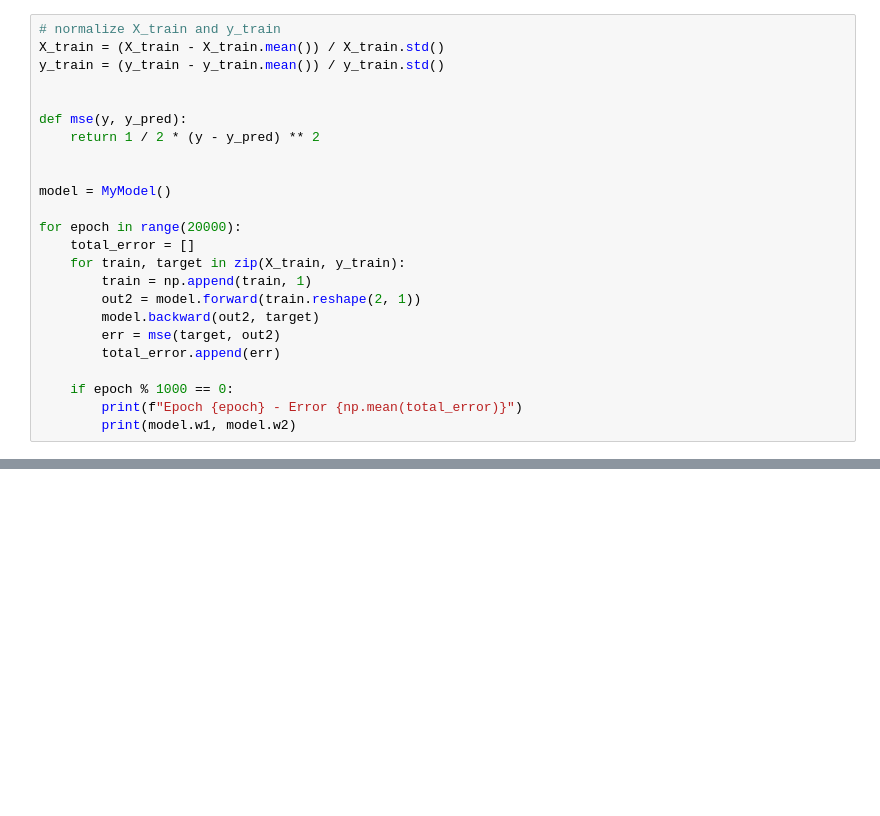
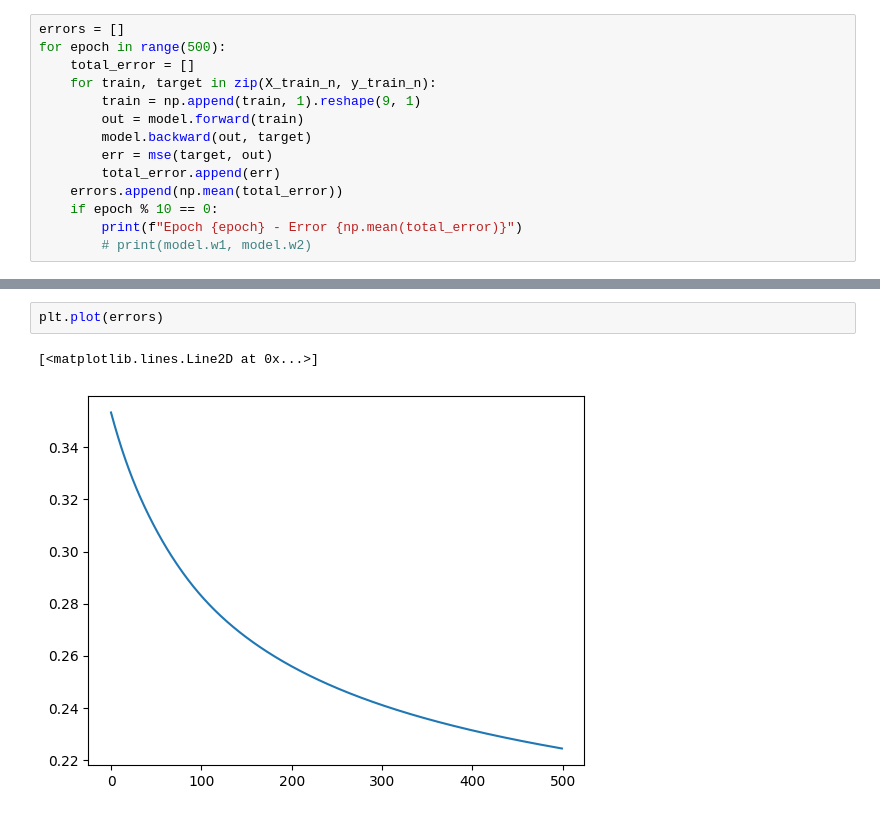
Before and after one commit to marcjulianschwarz/playground, a Jupyter notebook: mbnn/Backpropagation.ipynb, the cells around one changed output, grey strips where cells are left out. Cells and saved outputs as stored; diff of their text form; blank space fills up the shorter version.

```diff
--- a/mbnn/Backpropagation.ipynb
+++ b/mbnn/Backpropagation.ipynb
@@ -61,24 +34,14 @@ class MyModel:
 # %%
-# normalize X_train and y_train
-X_train = (X_train - X_train.mean()) / X_train.std()
-y_train = (y_train - y_train.mean()) / y_train.std()
-
-
-def mse(y, y_pred):
-    return 1 / 2 * (y - y_pred) ** 2
-
-
-model = MyModel()
-
-for epoch in range(20000):
+errors = []
+for epoch in range(500):
     total_error = []
-    for train, target in zip(X_train, y_train):
-        train = np.append(train, 1)
-        out2 = model.forward(train.reshape(2, 1))
-        model.backward(out2, target)
-        err = mse(target, out2)
+    for train, target in zip(X_train_n, y_train_n):
+        train = np.append(train, 1).reshape(9, 1)
+        out = model.forward(train)
+        model.backward(out, target)
+        err = mse(target, out)
         total_error.append(err)
-
-    if epoch % 1000 == 0:
+    errors.append(np.mean(total_error))
+    if epoch % 10 == 0:
         print(f"Epoch {epoch} - Error {np.mean(total_error)}")
-        print(model.w1, model.w2)
+        # print(model.w1, model.w2)
@@ -85 +92,6 @@ for epoch in range(20000):
+# %%
+plt.plot(errors)
+# %% [output]
+[<matplotlib.lines.Line2D at 0x...>]
+[figure, added]
 # %%
```
Also changed, not shown: parts of 11 cells of this notebook, 2 other files.
